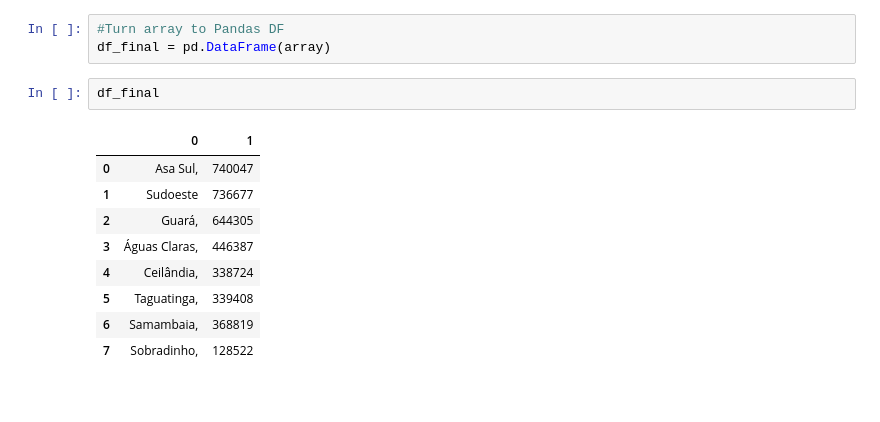
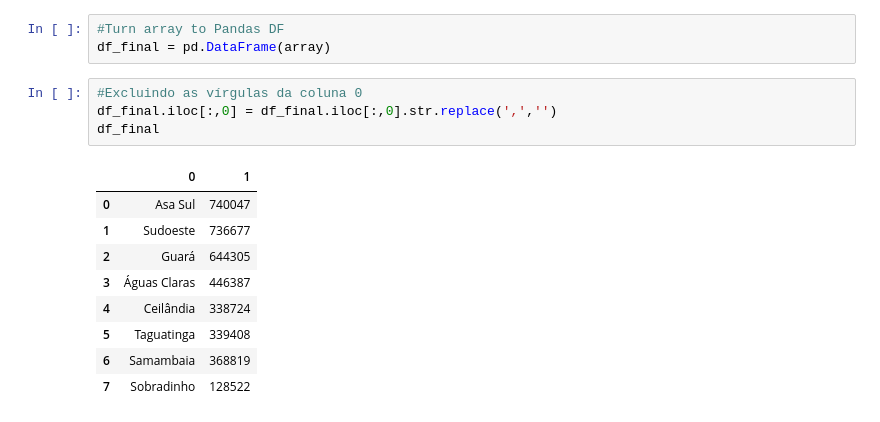
Before and after one commit to cvs2010/Data-Science-Projects, a Jupyter notebook: Project_7_forecasting_prices_zapimoveis_df.ipynb, the cells around one changed output. Saved outputs shown, nothing was run; the diff lists cells and outputs as text.

```diff
--- a/Project_7_forecasting_prices_zapimoveis_df.ipynb
+++ b/Project_7_forecasting_prices_zapimoveis_df.ipynb
@@ -927,15 +927,17 @@ array
 # %%
 #Turn array to Pandas DF
 df_final = pd.DataFrame(array)
-# %%
-df_final
-# %% [output]
-|  | 0 | 1 |
-| 0 | Asa Sul, | 740047 |
-| 1 | Sudoeste | 736677 |
-| 2 | Guará, | 644305 |
-| 3 | Águas Claras, | 446387 |
-| 4 | Ceilândia, | 338724 |
-| 5 | Taguatinga, | 339408 |
-| 6 | Samambaia, | 368819 |
-| 7 | Sobradinho, | 128522 |
+# %%
+#Excluindo as vírgulas da coluna 0
+df_final.iloc[:,0] = df_final.iloc[:,0].str.replace(',','')
+df_final
+# %% [output]
+|  | 0 | 1 |
+| 0 | Asa Sul | 740047 |
+| 1 | Sudoeste | 736677 |
+| 2 | Guará | 644305 |
+| 3 | Águas Claras | 446387 |
+| 4 | Ceilândia | 338724 |
+| 5 | Taguatinga | 339408 |
+| 6 | Samambaia | 368819 |
+| 7 | Sobradinho | 128522 |
```
Also changed, not shown: parts of 2 cells of this notebook.
